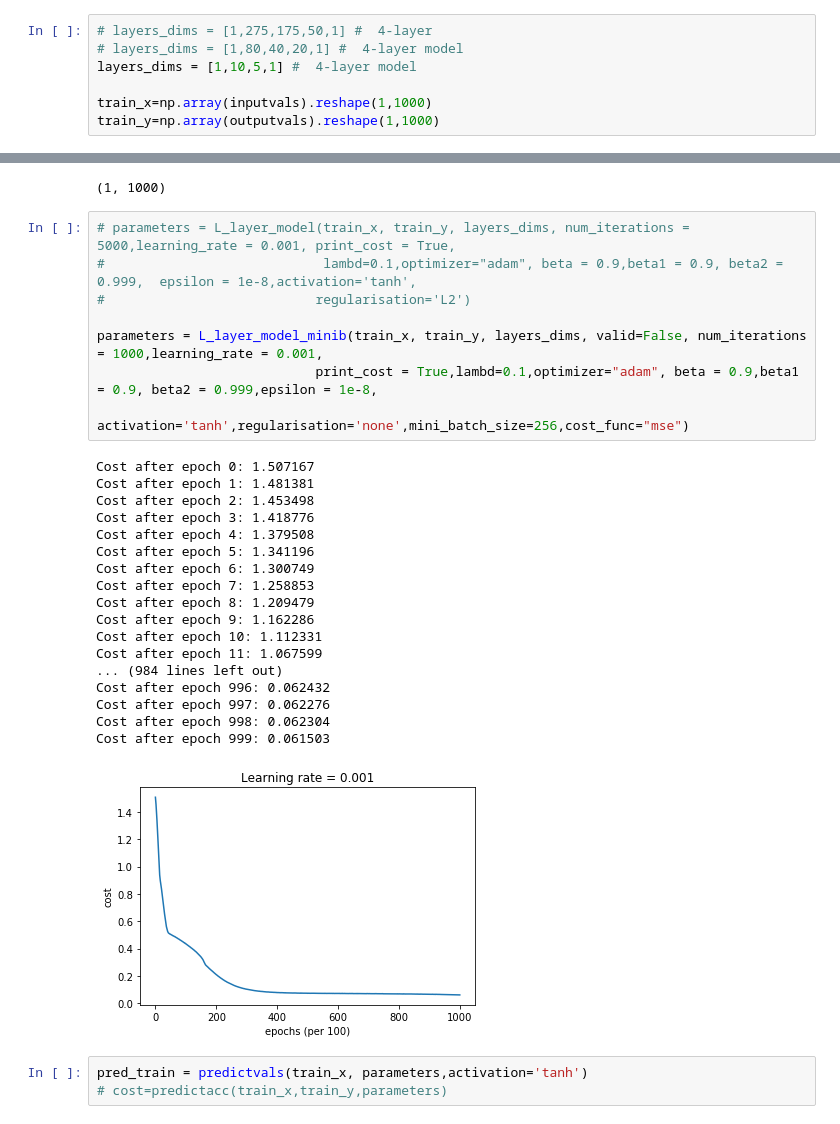
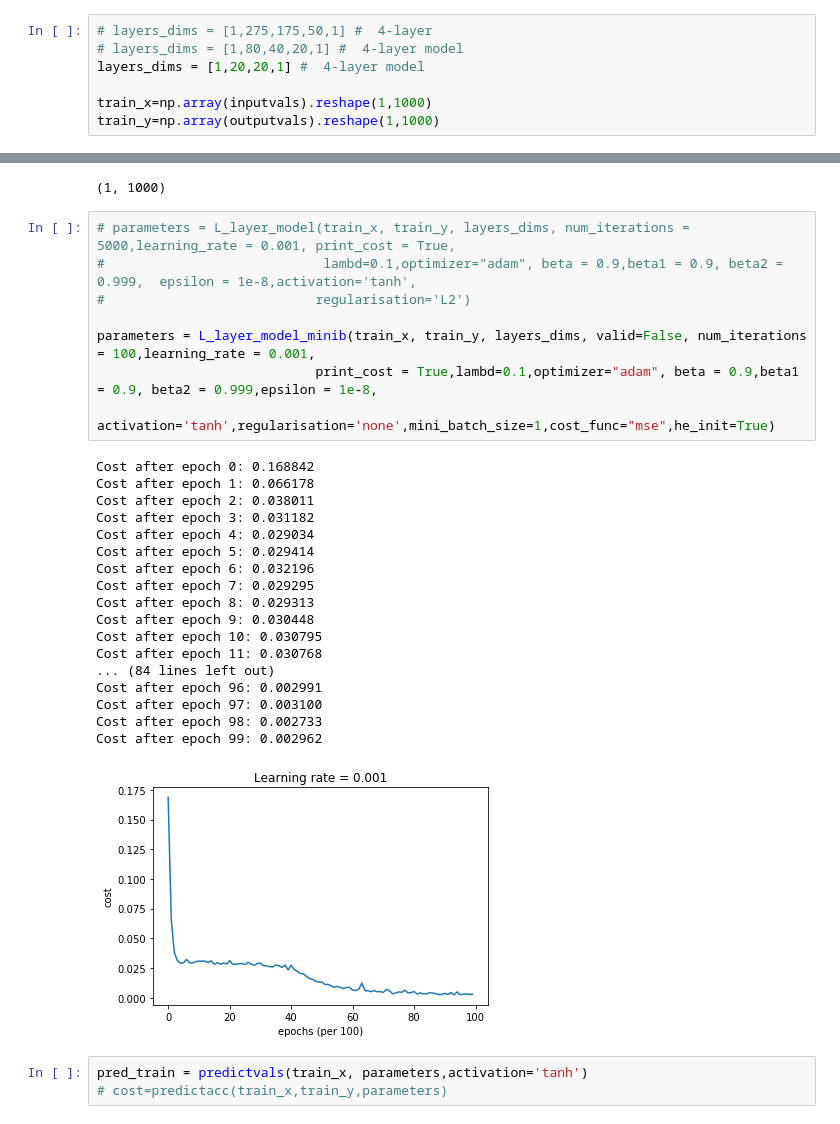
Before and after one commit to munkeops/ANN, a Jupyter notebook: assign1-sin problem.ipynb, the cells around one changed output, grey strips where cells are left out. Drawn from its saved outputs; the diff is of its cells as text.

```diff
--- a/assign1-sin problem.ipynb
+++ b/assign1-sin problem.ipynb
@@ -28,7 +28,7 @@ for j in range(0,300):
 # %%
 # layers_dims = [1,275,175,50,1] #  4-layer
 # layers_dims = [1,80,40,20,1] #  4-layer model
-layers_dims = [1,10,5,1] #  4-layer model
+layers_dims = [1,20,20,1] #  4-layer model
 
 train_x=np.array(inputvals).reshape(1,1000)
 train_y=np.array(outputvals).reshape(1,1000)
@@ -39,30 +39,30 @@ train_y.shape
 # %%
 # parameters = L_layer_model(train_x, train_y, layers_dims, num_iterations = 5000,learning_rate = 0.001, print_cost = True,
 #                            lambd=0.1,optimizer="adam", beta = 0.9,beta1 = 0.9, beta2 = 0.999,  epsilon = 1e-8,activation='tanh',
 #                           regularisation='L2')
 
-parameters = L_layer_model_minib(train_x, train_y, layers_dims, valid=False, num_iterations = 1000,learning_rate = 0.001,
+parameters = L_layer_model_minib(train_x, train_y, layers_dims, valid=False, num_iterations = 100,learning_rate = 0.001,
                             print_cost = True,lambd=0.1,optimizer="adam", beta = 0.9,beta1 = 0.9, beta2 = 0.999,epsilon = 1e-8,
-                            activation='tanh',regularisation='none',mini_batch_size=256,cost_func="mse")
+                            activation='tanh',regularisation='none',mini_batch_size=1,cost_func="mse",he_init=True)
 # %% [output]
-Cost after epoch 0: 1.507167
-Cost after epoch 1: 1.481381
-Cost after epoch 2: 1.453498
-Cost after epoch 3: 1.418776
-Cost after epoch 4: 1.379508
-Cost after epoch 5: 1.341196
-Cost after epoch 6: 1.300749
-Cost after epoch 7: 1.258853
-Cost after epoch 8: 1.209479
-Cost after epoch 9: 1.162286
-Cost after epoch 10: 1.112331
-Cost after epoch 11: 1.067599
-... (984 lines left out)
-Cost after epoch 996: 0.062432
-Cost after epoch 997: 0.062276
-Cost after epoch 998: 0.062304
-Cost after epoch 999: 0.061503
+Cost after epoch 0: 0.168842
+Cost after epoch 1: 0.066178
+Cost after epoch 2: 0.038011
+Cost after epoch 3: 0.031182
+Cost after epoch 4: 0.029034
+Cost after epoch 5: 0.029414
+Cost after epoch 6: 0.032196
+Cost after epoch 7: 0.029295
+Cost after epoch 8: 0.029313
+Cost after epoch 9: 0.030448
+Cost after epoch 10: 0.030795
+Cost after epoch 11: 0.030768
+... (84 lines left out)
+Cost after epoch 96: 0.002991
+Cost after epoch 97: 0.003100
+Cost after epoch 98: 0.002733
+Cost after epoch 99: 0.002962
-[figure, old version]
+[figure, new version]
 # %%
 pred_train = predictvals(train_x, parameters,activation='tanh')
 # cost=predictacc(train_x,train_y,parameters)
```
Also changed, not shown: parts of 7 cells of this notebook, 2 other files.
